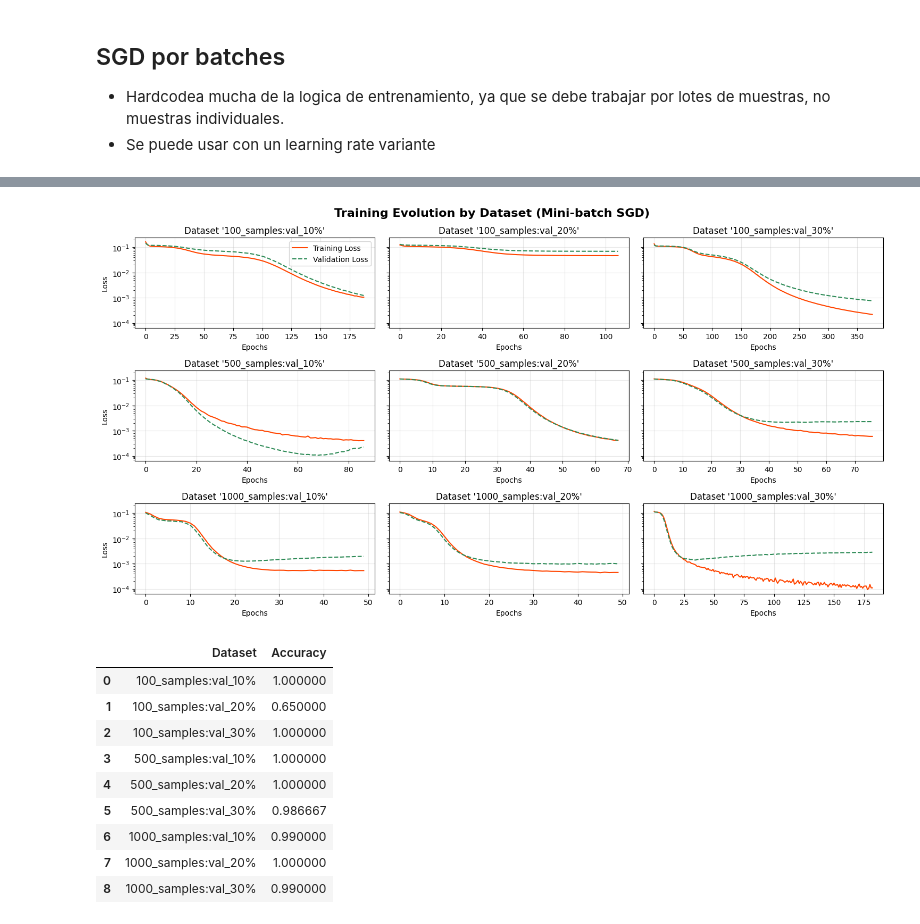
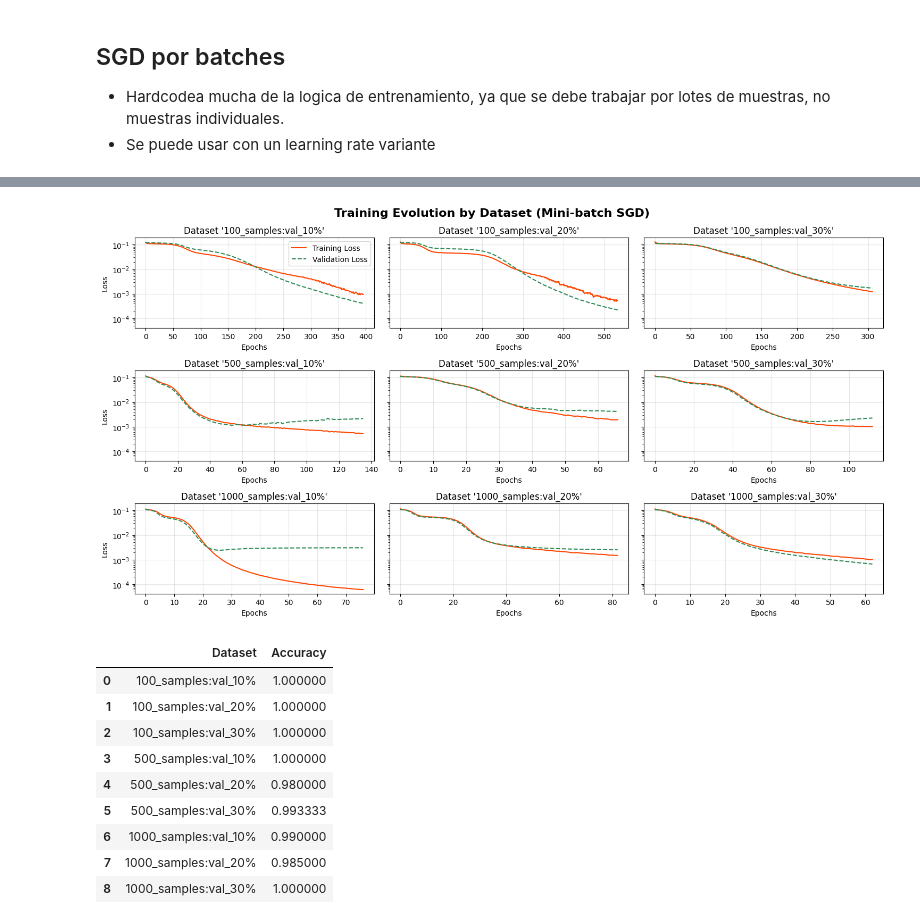
Before and after one commit to elepad-org/mlp, a Jupyter notebook: model/notebook.ipynb, the cells around one changed output, grey strips where cells are left out. Cells and saved outputs as stored; diff of their text form; code cells hidden in the pictures.

```diff
--- a/model/notebook.ipynb
+++ b/model/notebook.ipynb
@@ -1578,7 +1578,7 @@ def train_with_minibatch_sgd(datasets, mlp_factory, batch_size=16, shuffle=True,
 results_minibatch_sgd = train_with_minibatch_sgd(
     datasets,
     lambda: MLP2((100, 10, 10, 3), "sigmoid", 0.1, 0.1),
-    batch_size=5,
+    batch_size=7,
     shuffle=True,
     initial_lr=0.1,
     decay=0.0,
@@ -1608,12 +1608,12 @@ Stopping at epoch 182: loss_change 1.6772294753499407e-07 < tolerance=1e-06
 Final learning rate: 0.1
-[figure, old version]
+[figure, new version]
 |  | Dataset | Accuracy |
 | 0 | 100_samples:val_10% | 1.000000 |
-| 1 | 100_samples:val_20% | 0.650000 |
+| 1 | 100_samples:val_20% | 1.000000 |
 | 2 | 100_samples:val_30% | 1.000000 |
 | 3 | 500_samples:val_10% | 1.000000 |
-| 4 | 500_samples:val_20% | 1.000000 |
-| 5 | 500_samples:val_30% | 0.986667 |
+| 4 | 500_samples:val_20% | 0.980000 |
+| 5 | 500_samples:val_30% | 0.993333 |
 | 6 | 1000_samples:val_10% | 0.990000 |
-| 7 | 1000_samples:val_20% | 1.000000 |
-| 8 | 1000_samples:val_30% | 0.990000 |
+| 7 | 1000_samples:val_20% | 0.985000 |
+| 8 | 1000_samples:val_30% | 1.000000 |
```
Also changed, not shown: parts of 1 cell of this notebook.
